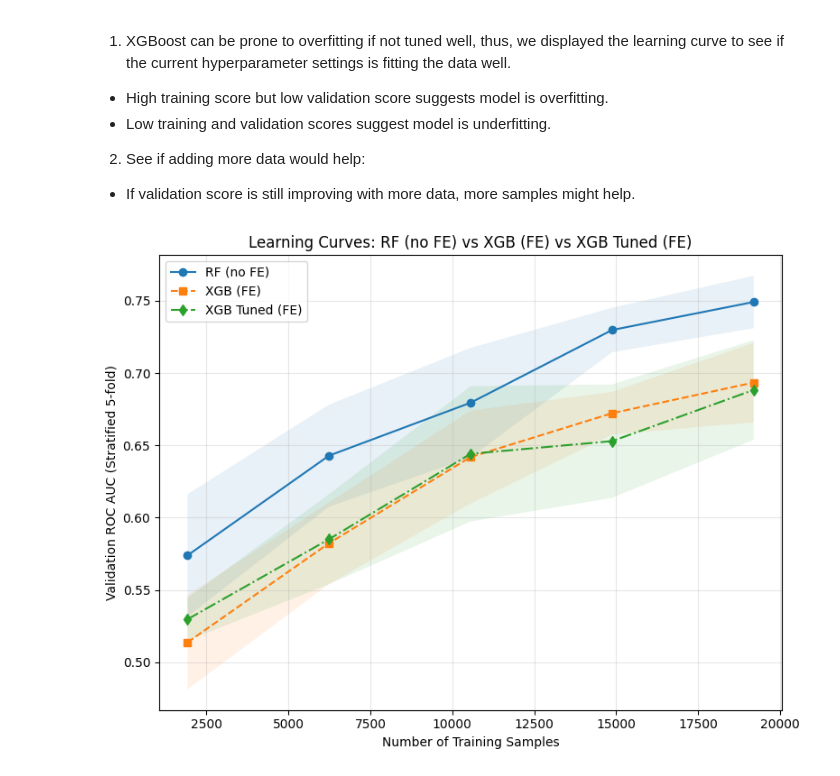
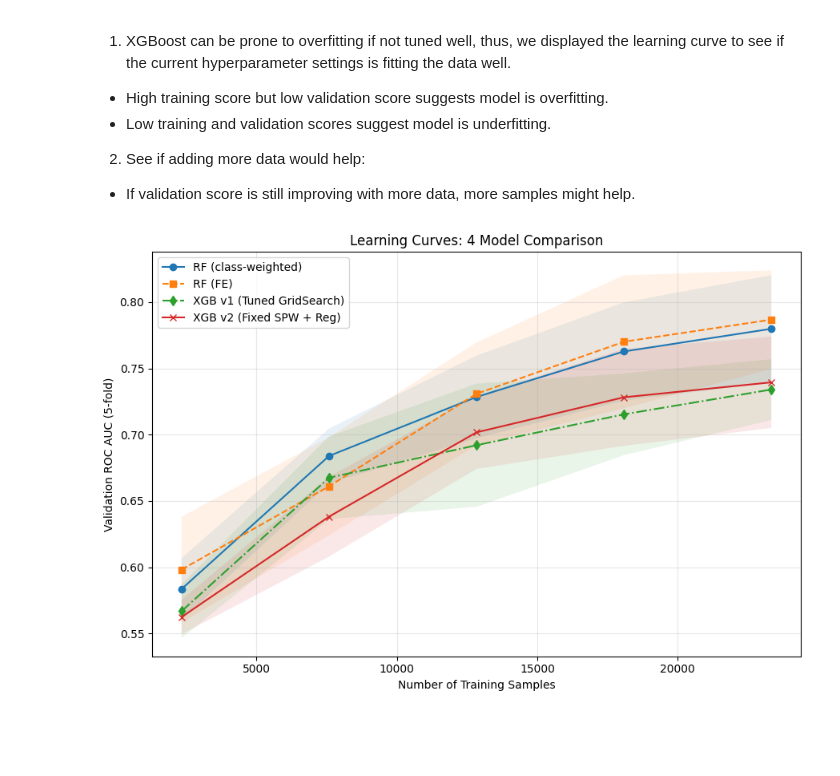
Before and after one commit to loowenwen/cs3244-project, a Jupyter notebook: src/final_random_forest.ipynb, the cells around one changed output. Drawn from its saved outputs; the diff is of its cells as text; code cells hidden in the pictures; blank space fills up the shorter version.

Commit message:
Update src/final_random_forest.ipynb from random-forest

```diff
--- a/src/final_random_forest.ipynb
+++ b/src/final_random_forest.ipynb
@@ -1373,17 +1414,32 @@ from sklearn.model_selection import learning_curve, StratifiedKFold
 import numpy as np
 import matplotlib.pyplot as plt
 
+
 # -------------------------------------------------
-# 1. Unfitted model instances (match your training runs)
+# 1. Unfitted model instances (corresponding exactly to the 4 models)
 # -------------------------------------------------
 
-# Baseline RF (no FE) – same as baseline RF model in 3.3
-rf_for_curve = RandomForestClassifier(
+# 1) Baseline RF (class-weighted)
+rf_lc = RandomForestClassifier(
+    class_weight="balanced",
     random_state=42
 )
 
-# Baseline XGB (with FE) – same hyperparams in 3.1
-xgb_base_for_curve = XGBClassifier(
+# 2) RF (with FE)
+rf_fe_lc = RandomForestClassifier(
+    n_estimators=300,
+    max_depth=None,
+    class_weight=None,
+    random_state=42
+)
+
+# 3) Tuned XGBoost v1 (GridSearch best model)  ← MUST USE best_xgb.get_params()
+xgb_v1_lc = XGBClassifier(
+    **best_xgb.get_params()
+)
+
+# 4) Tuned XGBoost v2 (fixed SPW + Reg) ← must match EXACT fixed v2 params
+xgb_v2_lc = XGBClassifier(
     n_estimators=200,
     max_depth=15,
     learning_rate=0.1,
@@ -1397,11 +1453,6 @@ xgb_base_for_curve = XGBClassifier(
     n_jobs=-1
 )
 
-# Tuned XGB (with FE) – use the best tuned params
-# best_xgb_optimised comes from:
-# best_xgb_optimised = grid_optimised.best_estimator_
-tuned_xgb_for_curve = XGBClassifier(**best_xgb_optimised.get_params())
-
 
 # -------------------------------------------------
 # 2. Stratified CV
@@ -1410,52 +1461,64 @@ skf5 = StratifiedKFold(n_splits=5, shuffle=True, random_state=42)
 
 
 # -------------------------------------------------
-# 3. Helper to compute learning curve for any model + data
+# 3. Helper function for learning curves
 # -------------------------------------------------
 def get_curve(estimator, X, y, cv):
     train_sizes, train_scores, val_scores = learning_curve(
         estimator=estimator,
         X=X,
         y=y,
         train_sizes=np.linspace(0.1, 1.0, 5),
         cv=cv,
         scoring='roc_auc',
         n_jobs=-1,
         shuffle=True
     )
-    # we only plot validation AUC
     val_mean = val_scores.mean(axis=1)
     val_std = val_scores.std(axis=1)
     return train_sizes, val_mean, val_std
 
 
-# RF on RAW features; XGBs on FEATURE-ENGINEERED features
-sizes_rf,    val_rf,    std_rf    = get_curve(rf_for_curve,        X_train,          y_train, skf5)
-sizes_base,  val_base,  std_base  = get_curve(xgb_base_for_curve,  X_train_selected, y_train, skf5)
-sizes_tuned, val_tuned, std_tuned = get_curve(tuned_xgb_for_curve, X_train_selected, y_train, skf5)
+# -------------------------------------------------
+# 4. Get learning curves for each model
+# -------------------------------------------------
+
+# RF baseline uses raw features
+sizes_rf, val_rf, std_rf = get_curve(rf_lc, X_train, y_train, skf5)
+
+# RF FE uses engineered features
+sizes_rf_fe, val_rf_fe, std_rf_fe = get_curve(rf_fe_lc, X_train_selected, y_train, skf5)
+
+# XGB v1 uses engineered features
+sizes_v1, val_v1, std_v1 = get_curve(xgb_v1_lc, X_train_selected, y_train, skf5)
+
+# XGB v2 uses engineered features
+sizes_v2, val_v2, std_v2 = get_curve(xgb_v2_lc, X_train_selected, y_train, skf5)
 
 
 # -------------------------------------------------
-# 4. Plot learning curves
+# 5. Plot learning curves
 # -------------------------------------------------
-plt.figure(figsize=(8, 6))
+plt.figure(figsize=(9, 6))
 
-# Shaded uncertainty bands
+# Uncertainty bands
 plt.fill_between(sizes_rf,    val_rf - std_rf,    val_rf + std_rf,    alpha=0.1)
-plt.fill_between(sizes_base,  val_base - std_base,  val_base + std_base,  alpha=0.1)
-plt.fill_between(sizes_tuned, val_tuned - std_tuned, val_tuned + std_tuned, alpha=0.1)
+plt.fill_between(sizes_rf_fe, val_rf_fe - std_rf_fe, val_rf_fe + std_rf_fe, alpha=0.1)
+plt.fill_between(sizes_v1,    val_v1 - std_v1,    val_v1 + std_v1,    alpha=0.1)
+plt.fill_between(sizes_v2,    val_v2 - std_v2,    val_v2 + std_v2,    alpha=0.1)
 
-# Mean AUC curves
-plt.plot(sizes_rf,    val_rf,    'o-', label="RF (no FE)",      zorder=3)
-plt.plot(sizes_base,  val_base,  's--', label="XGB (FE)",       zorder=2)
-plt.plot(sizes_tuned, val_tuned, 'd-.', label="XGB Tuned (FE)", zorder=4)
+# Mean curves
+plt.plot(sizes_rf,    val_rf,    'o-', label="RF (class-weighted)")
+plt.plot(sizes_rf_fe, val_rf_fe, 's--', label="RF (FE)")
+plt.plot(sizes_v1,    val_v1,    'd-.', label="XGB v1 (Tuned GridSearch)")
+plt.plot(sizes_v2,    val_v2,    'x-', label="XGB v2 (Fixed SPW + Reg)")
 
-plt.xlabel('Number of Training Samples')
-plt.ylabel('Validation ROC AUC (Stratified 5-fold)')
-plt.title('Learning Curves: RF (no FE) vs XGB (FE) vs XGB Tuned (FE)')
+plt.xlabel("Number of Training Samples")
+plt.ylabel("Validation ROC AUC (5-fold)")
+plt.title("Learning Curves: 4 Model Comparison")
 plt.legend()
 plt.grid(alpha=0.3)
 plt.tight_layout()
 plt.show()
 # %% [output]
-[figure, old version]
+[figure, new version]
```
Also changed, not shown: parts of 28 cells of this notebook.
